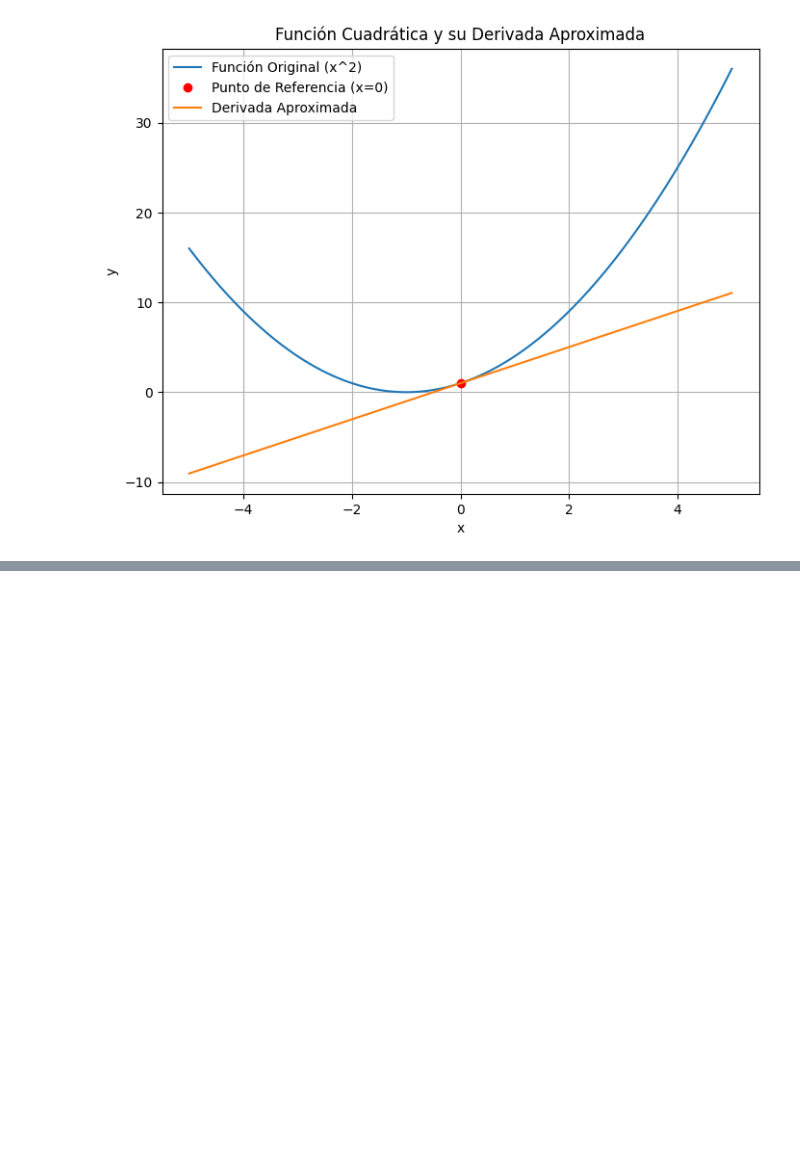
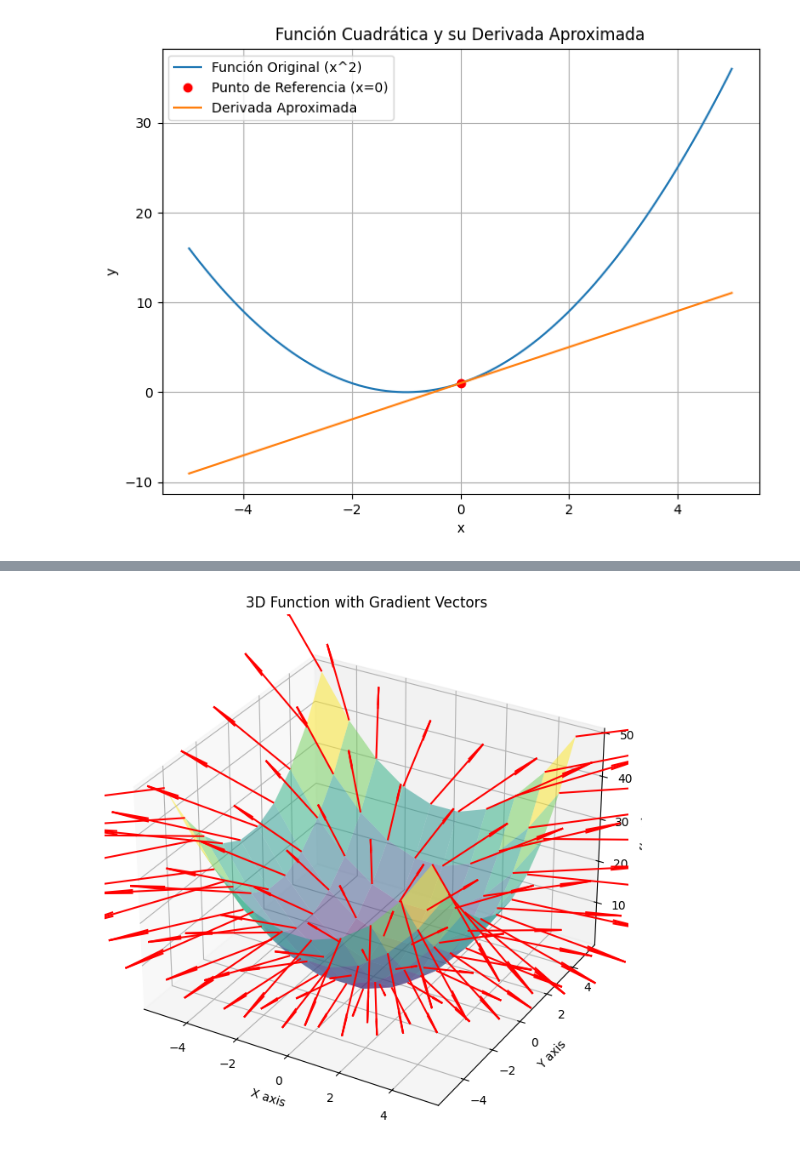
Before and after one commit to so77id/deep-learning-course, a Jupyter notebook: 01-preambulo-matematico.ipynb, the cells around one changed output, grey strips where cells are left out. Drawn from its saved outputs; the diff is of its cells as text; code cells hidden in the pictures; blank space fills up the shorter version.

Commit message:
gradient

```diff
--- a/01-preambulo-matematico.ipynb
+++ b/01-preambulo-matematico.ipynb
@@ -494,0 +531,41 @@ observe el siguiente [link](https://www.geogebra.org/m/K3xnQRY8) con una explica
+# %%
+import numpy as np
+import matplotlib.pyplot as plt
+from mpl_toolkits.mplot3d import Axes3D
+
+# Define the function
+def f(x, y):
+    return x**2 + y**2
+
+# Define the gradient
+def gradient(x, y):
+    return 2*x, 2*y
+
+# Create a grid of points
+x = np.linspace(-5, 5, 10)
+y = np.linspace(-5, 5, 10)
+x, y = np.meshgrid(x, y)
+
+# Calculate function values
+z = f(x, y)
+
+# Calculate gradient vectors
+gx, gy = gradient(x, y)
+
+# Plotting
+fig = plt.figure(figsize=(10, 8))
+ax = fig.add_subplot(111, projection='3d')
+ax.plot_surface(x, y, z, alpha=0.5, cmap='viridis')
+
+# Add gradient vectors (as arrows)
+ax.quiver(x, y, z, gx, gy, 0, length=0.5, color='red')
+
+# Labels and title
+ax.set_xlabel('X axis')
+ax.set_ylabel('Y axis')
+ax.set_zlabel('f(x, y)')
+ax.set_title('3D Function with Gradient Vectors')
+
+plt.show()
+# %% [output]
+[figure, added]
```
Also changed, not shown: parts of 4 cells of this notebook, 2 other files.
